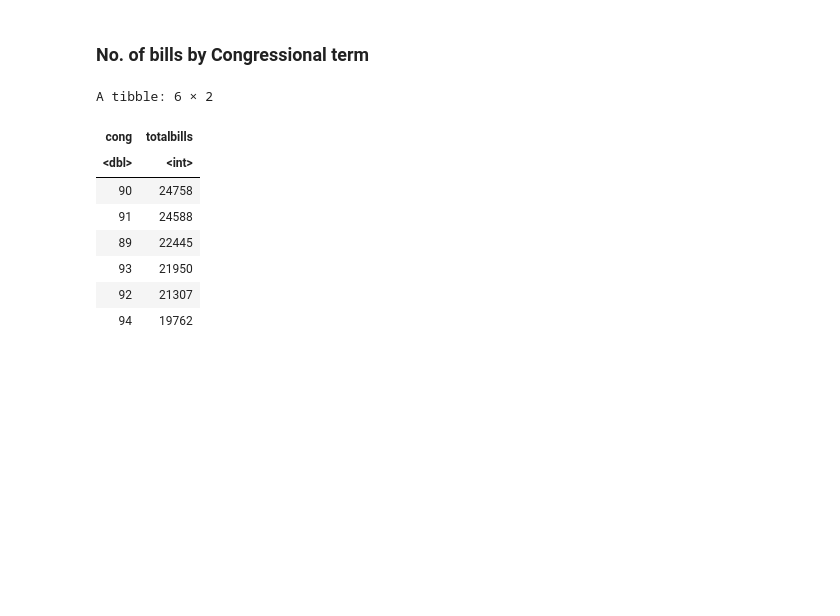
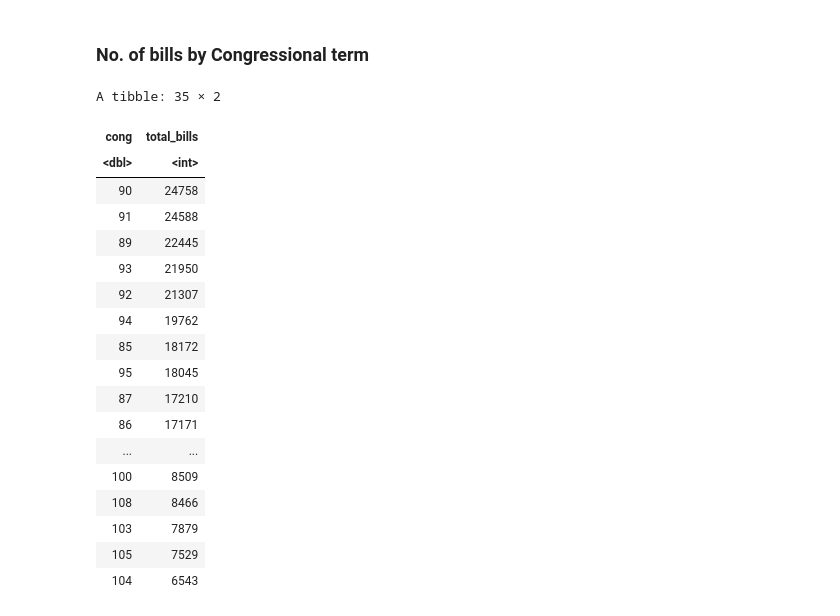
Before and after one commit to pallabee/EDA-for-Text-using-R, a Jupyter notebook: Inspecting_data.ipynb, the cells around one changed output. Saved outputs shown, nothing was run; the diff lists cells and outputs as text; code cells hidden in the pictures; blank space fills up the shorter version.

```diff
--- a/Inspecting_data.ipynb
+++ b/Inspecting_data.ipynb
@@ -140,13 +140,13 @@ ggplot(df2_policy,aes(x=policy, y=totalbills)) + geom_point(aes(size=totalbills)
 df2_cong <- df2 %>%
     select(cong,bill_no) %>%
     count(cong,sort=TRUE) %>%
-    rename(totalbills = n) %>%
+    rename(total_bills = n) %>%
     na.omit
 # %%
-head(df2_cong)
+df2_cong
 # %% [output]
-A tibble: 6 × 2
+A tibble: 35 × 2
-| cong | totalbills |
+| cong | total_bills |
 | <dbl> | <int> |
 | 90 | 24758 |
 | 91 | 24588 |
@@ -154,3 +154,13 @@ A tibble: 6 × 2
 | 93 | 21950 |
 | 92 | 21307 |
 | 94 | 19762 |
+| 85 | 18172 |
+| 95 | 18045 |
+| 87 | 17210 |
+| 86 | 17171 |
+| ... | ... |
+| 100 | 8509 |
+| 108 | 8466 |
+| 103 | 7879 |
+| 105 | 7529 |
+| 104 | 6543 |
```
Also changed, not shown: parts of 12 cells of this notebook.
